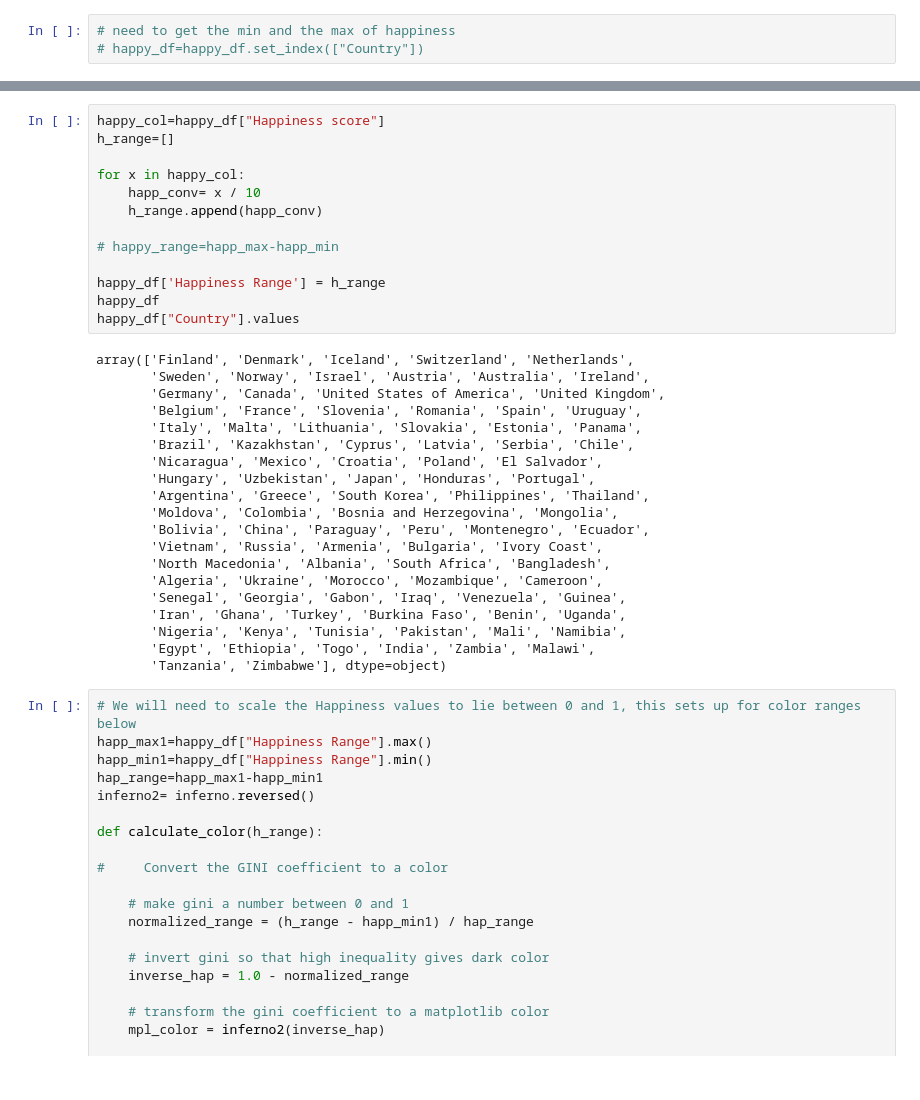
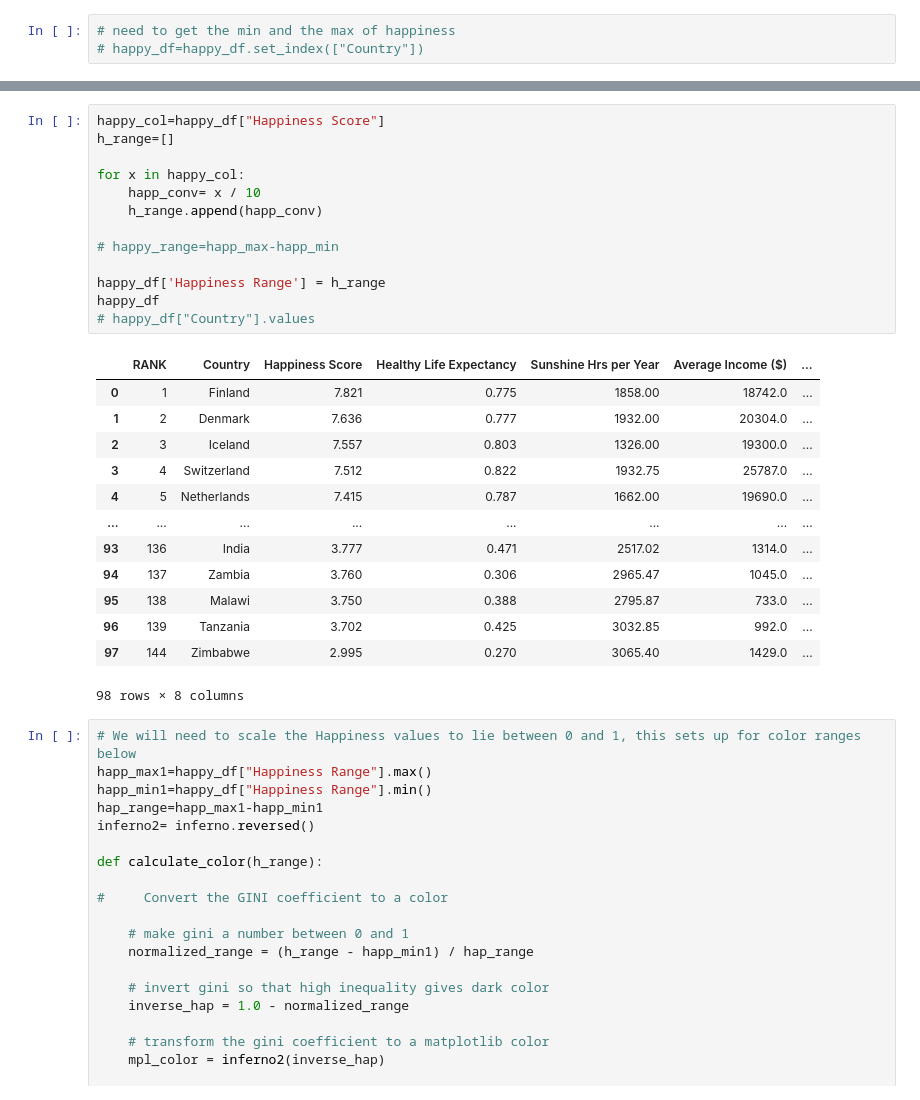
Before and after one commit to CBPher24/Exploring-World-Happiness, a Jupyter notebook: MainWork/Mapping happiness 2022.ipynb, the cells around one changed output, grey strips where cells are left out. Cells and saved outputs as stored; diff of their text form.

```diff
--- a/MainWork/Mapping happiness .ipynb
+++ b/MainWork/Mapping happiness 2022.ipynb
@@ -58,37 +58,31 @@ Alcohol Consumption (L/year)             float64
 dtype: object
 # %%
-happy_col=happy_df["Happiness score"]
+happy_col=happy_df["Happiness Score"]
 h_range=[]
 
 for x in happy_col:
     happ_conv= x / 10
     h_range.append(happ_conv)
 
 # happy_range=happ_max-happ_min
 
 happy_df['Happiness Range'] = h_range
 happy_df
-happy_df["Country"].values
+# happy_df["Country"].values
 # %% [output]
+|  | RANK | Country | Happiness Score | Healthy Life Expectancy | Sunshine Hrs per Year | Average Income ($) | ... |
+| 0 | 1 | Finland | 7.821 | 0.775 | 1858.00 | 18742.0 | ... |
+| 1 | 2 | Denmark | 7.636 | 0.777 | 1932.00 | 20304.0 | ... |
+| 2 | 3 | Iceland | 7.557 | 0.803 | 1326.00 | 19300.0 | ... |
+| 3 | 4 | Switzerland | 7.512 | 0.822 | 1932.75 | 25787.0 | ... |
+| 4 | 5 | Netherlands | 7.415 | 0.787 | 1662.00 | 19690.0 | ... |
+| ... | ... | ... | ... | ... | ... | ... | ... |
+| 93 | 136 | India | 3.777 | 0.471 | 2517.02 | 1314.0 | ... |
+| 94 | 137 | Zambia | 3.760 | 0.306 | 2965.47 | 1045.0 | ... |
+| 95 | 138 | Malawi | 3.750 | 0.388 | 2795.87 | 733.0 | ... |
+| 96 | 139 | Tanzania | 3.702 | 0.425 | 3032.85 | 992.0 | ... |
+| 97 | 144 | Zimbabwe | 2.995 | 0.270 | 3065.40 | 1429.0 | ... |
-array(['Finland', 'Denmark', 'Iceland', 'Switzerland', 'Netherlands',
-       'Sweden', 'Norway', 'Israel', 'Austria', 'Australia', 'Ireland',
-       'Germany', 'Canada', 'United States of America', 'United Kingdom',
-       'Belgium', 'France', 'Slovenia', 'Romania', 'Spain', 'Uruguay',
-       'Italy', 'Malta', 'Lithuania', 'Slovakia', 'Estonia', 'Panama',
-       'Brazil', 'Kazakhstan', 'Cyprus', 'Latvia', 'Serbia', 'Chile',
-       'Nicaragua', 'Mexico', 'Croatia', 'Poland', 'El Salvador',
-       'Hungary', 'Uzbekistan', 'Japan', 'Honduras', 'Portugal',
-       'Argentina', 'Greece', 'South Korea', 'Philippines', 'Thailand',
-       'Moldova', 'Colombia', 'Bosnia and Herzegovina', 'Mongolia',
-       'Bolivia', 'China', 'Paraguay', 'Peru', 'Montenegro', 'Ecuador',
-       'Vietnam', 'Russia', 'Armenia', 'Bulgaria', 'Ivory Coast',
-       'North Macedonia', 'Albania', 'South Africa', 'Bangladesh',
-       'Algeria', 'Ukraine', 'Morocco', 'Mozambique', 'Cameroon',
-       'Senegal', 'Georgia', 'Gabon', 'Iraq', 'Venezuela', 'Guinea',
-       'Iran', 'Ghana', 'Turkey', 'Burkina Faso', 'Benin', 'Uganda',
-       'Nigeria', 'Kenya', 'Tunisia', 'Pakistan', 'Mali', 'Namibia',
-       'Egypt', 'Ethiopia', 'Togo', 'India', 'Zambia', 'Malawi',
-       'Tanzania', 'Zimbabwe'], dtype=object)
+98 rows × 8 columns
 # %%
 # We will need to scale the Happiness values to lie between 0 and 1, this sets up for color ranges below
 happ_max1=happy_df["Happiness Range"].max()
```
Also changed, not shown: parts of 2 cells of this notebook, 15 other files.
